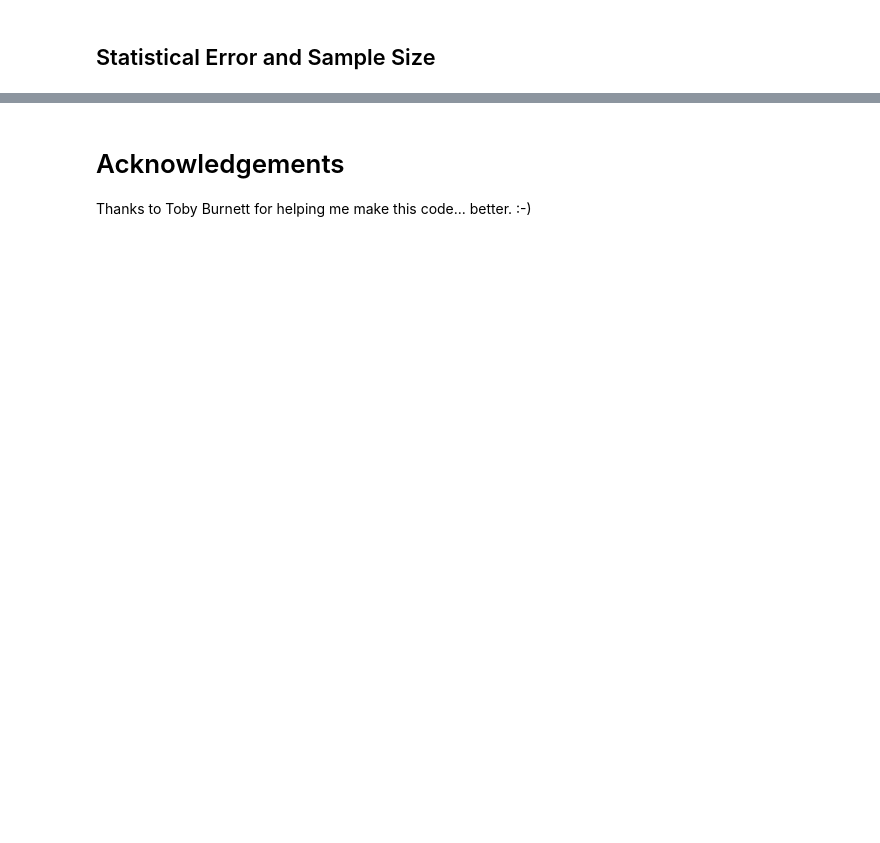
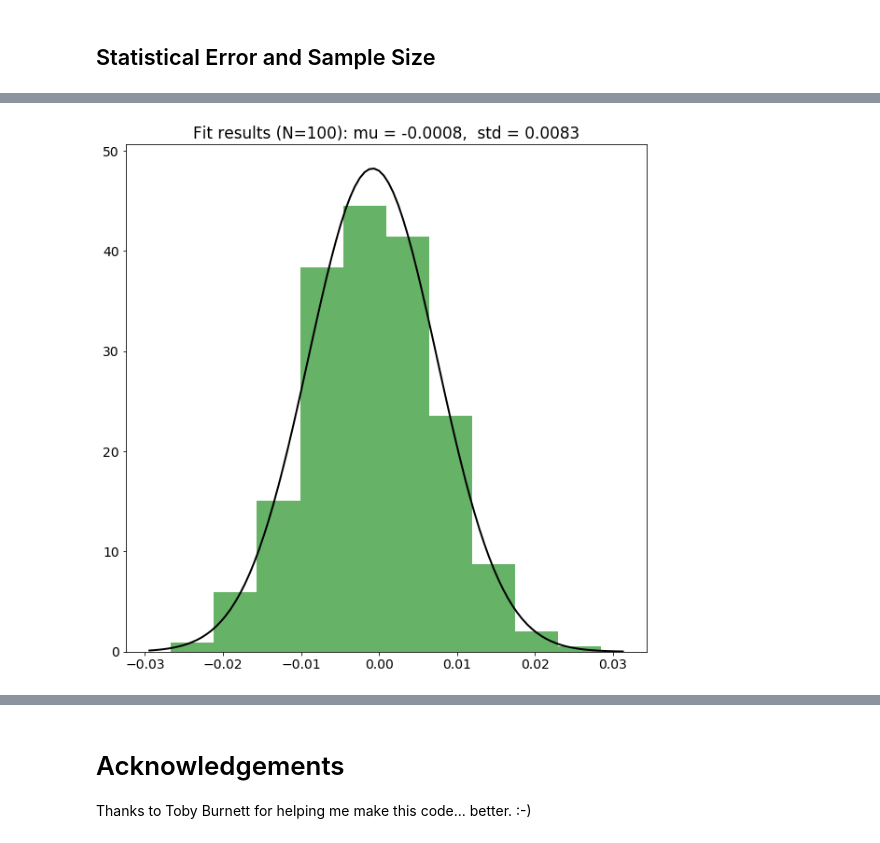
Before and after one commit to ATLASCalRatio/ABCDExplorations, a Jupyter notebook: notebooks/01 - Simple Uncorrelated.ipynb, the cells around one changed output, grey strips where cells are left out. Saved outputs shown, nothing was run; the diff lists cells and outputs as text; code cells hidden in the pictures; blank space fills up the shorter version.

```diff
--- a/notebooks/01 - Simple Uncorrelated.ipynb
+++ b/notebooks/01 - Simple Uncorrelated.ipynb
@@ -107,0 +139,4 @@ plt.grid(alpha=0.5, which='both')
+# %%
+plot_covar_histo(100)
+# %% [output]
+[figure, added]
```
Also changed, not shown: parts of 17 cells of this notebook.
